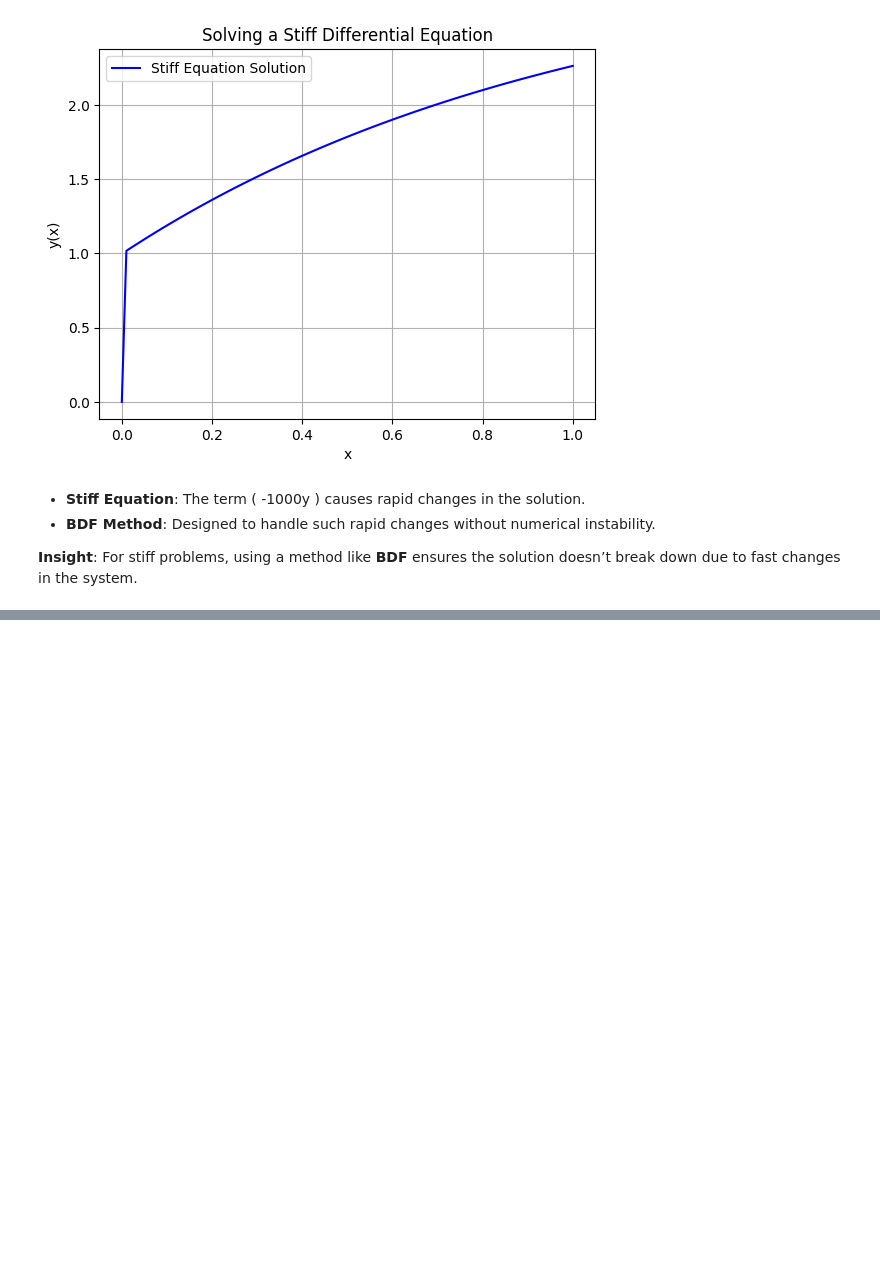
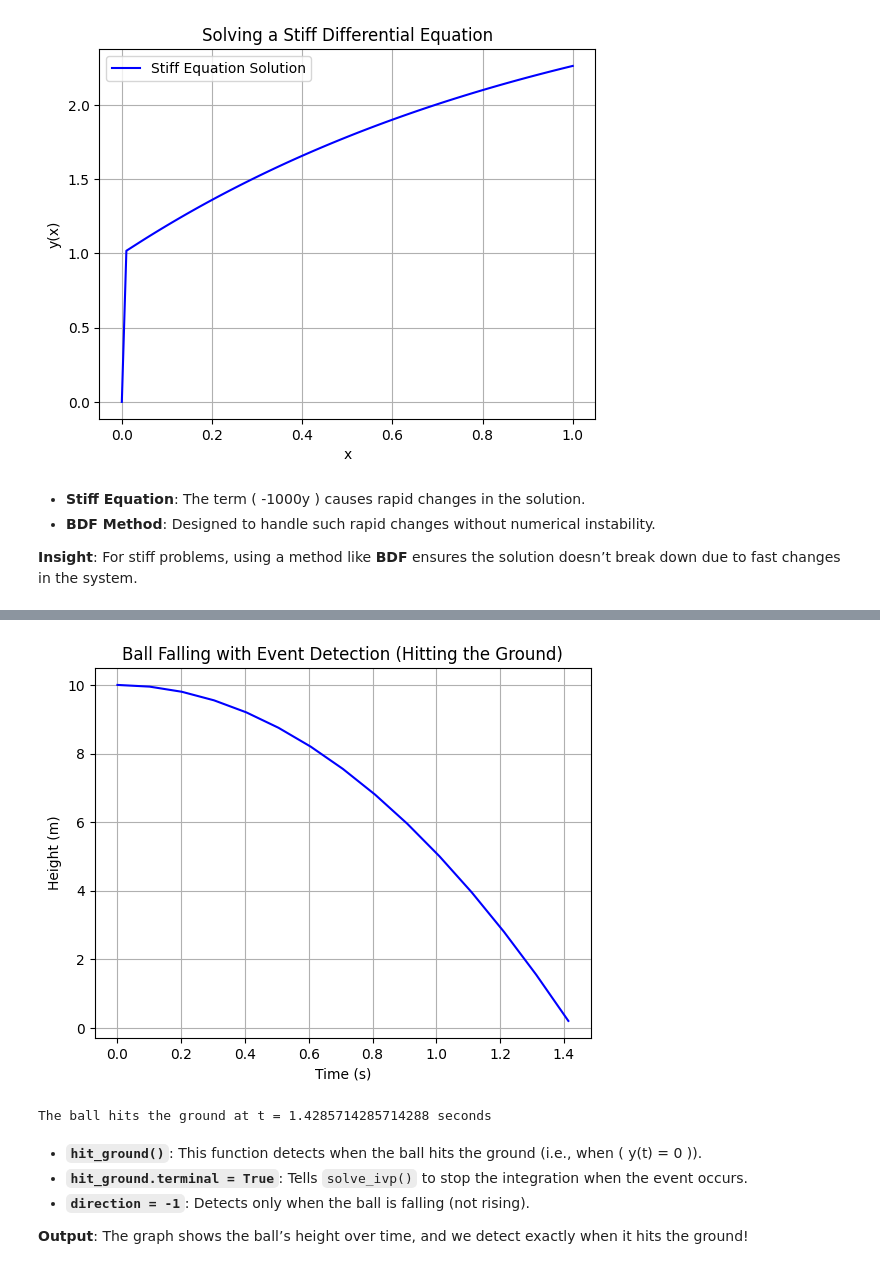
Before and after one commit to rubydamodar/SciPyMastery-From-Basics-to-Breakthroughs, a Jupyter notebook: Beginner Level/SCIPY-INTEGERATE.ipynb, the cells around one changed output, grey strips where cells are left out. Saved outputs shown, nothing was run; the diff lists cells and outputs as text; code cells hidden in the pictures; blank space fills up the shorter version.

```diff
--- a/Beginner Level/SCIPY-INTEGERATE.ipynb
+++ b/Beginner Level/SCIPY-INTEGERATE.ipynb
@@ -425,0 +442,39 @@ plt.show()
+# %%
+def ball_fall(t, z):
+    y, v = z
+    dydt = v
+    dvdt = -9.8
+    return [dydt, dvdt]
+
+def hit_ground(t, z):
+    return z[0]  # Detect when y(t) = 0 (height = 0)
+
+hit_ground.terminal = True  # Stop integration when this event occurs
+hit_ground.direction = -1   # Detect only when the ball is falling
+
+# Initial conditions: [y(0), v(0)] = [10, 0]
+initial_conditions = [10, 0]
+t_vals = np.linspace(0, 10, 100)
+
+# Solve the system with event detection
+solution = solve_ivp(ball_fall, [0, 10], initial_conditions, t_eval=t_vals, events=hit_ground)
+
+# Plotting the solution
+plt.plot(solution.t, solution.y[0], label='Ball Height', color='b')
+plt.xlabel('Time (s)')
+plt.ylabel('Height (m)')
+plt.title('Ball Falling with Event Detection (Hitting the Ground)')
+plt.grid(True)
+plt.show()
+
+# Time when ball hits the ground
+print("The ball hits the ground at t =", solution.t_events[0][0], "seconds")
+# %% [output]
+[figure, added]
+The ball hits the ground at t = 1.4285714285714288 seconds
+# %% [markdown]
+- **`hit_ground()`**: This function detects when the ball hits the ground (i.e., when \( y(t) = 0 \)).
+- **`hit_ground.terminal = True`**: Tells `solve_ivp()` to stop the integration when the event occurs.
+- **`direction = -1`**: Detects only when the ball is falling (not rising).
+
+**Output**: The graph shows the ball’s height over time, and we detect exactly when it hits the ground!
```
Also changed, not shown: parts of 1 cell of this notebook.
